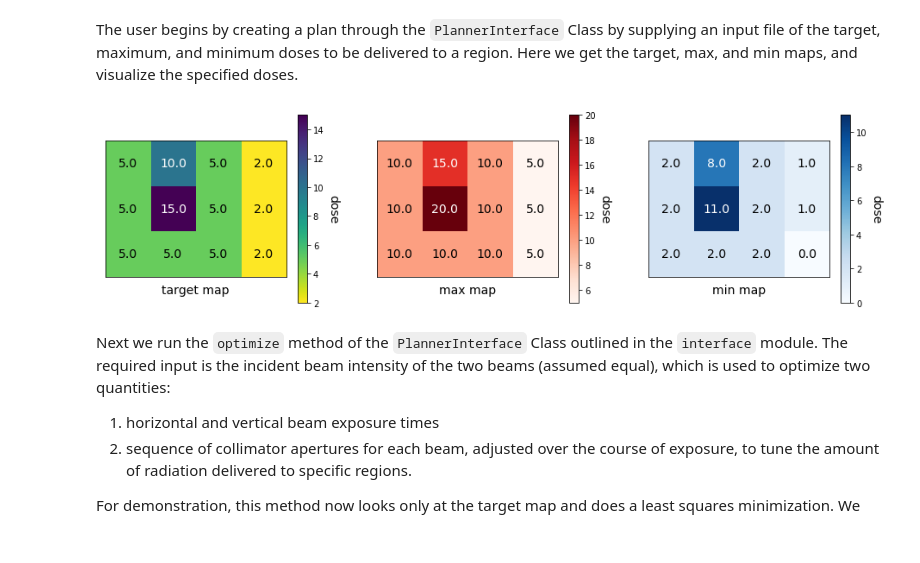
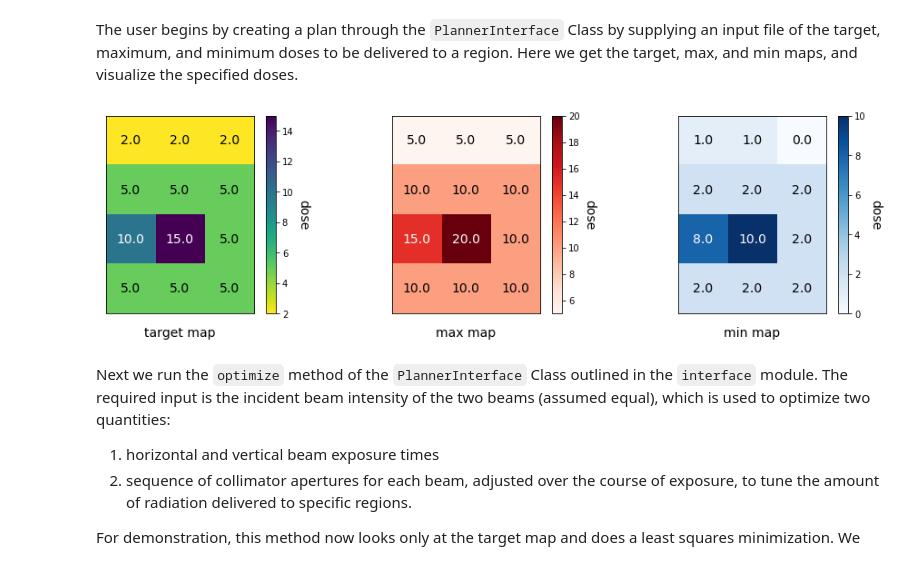
Before and after one commit to DualSapiens/cs207-FinalProject, a Jupyter notebook: docs/examples/optimize_demo.ipynb, the cells around one changed output. Cells and saved outputs as stored; diff of their text form; code cells hidden in the pictures.

```diff
--- a/docs/examples/optimize_demo.ipynb
+++ b/docs/examples/optimize_demo.ipynb
@@ -13,18 +13,18 @@ import numpy as np
 # %% [markdown]
 The user begins by creating a plan through the `PlannerInterface` Class by supplying an input file of the target, maximum, and minimum doses to be delivered to a region. Here we get the target, max, and min maps, and visualize the specified doses.
 # %%
-m = 3
-n = 4
-plan = PlannerInterface("dose_3x4.map")
+m = 4
+n = 3
+plan = PlannerInterface("dose_4x3.map")
 maps = plan.get_maps()
 
 fig, axes = plt.subplots(1,3,figsize=(16,4))
 cmaps = ["viridis_r", "Reds", "Blues"]
 for key, ax, cmap in zip(maps.keys(),axes.flat,cmaps):
     plan.plot_map(key, ax, cmap)
 plt.show()
 # %% [output]
-[figure, old version]
+[figure, new version]
 # %% [markdown]
 Next we run the `optimize` method of the `PlannerInterface` Class outlined in the `interface` module. The required input is the incident beam intensity of the two beams (assumed equal), which is used to optimize two quantities:
 1. horizontal and vertical beam exposure times
```
Also changed, not shown: parts of 7 cells of this notebook, 3 other files.
